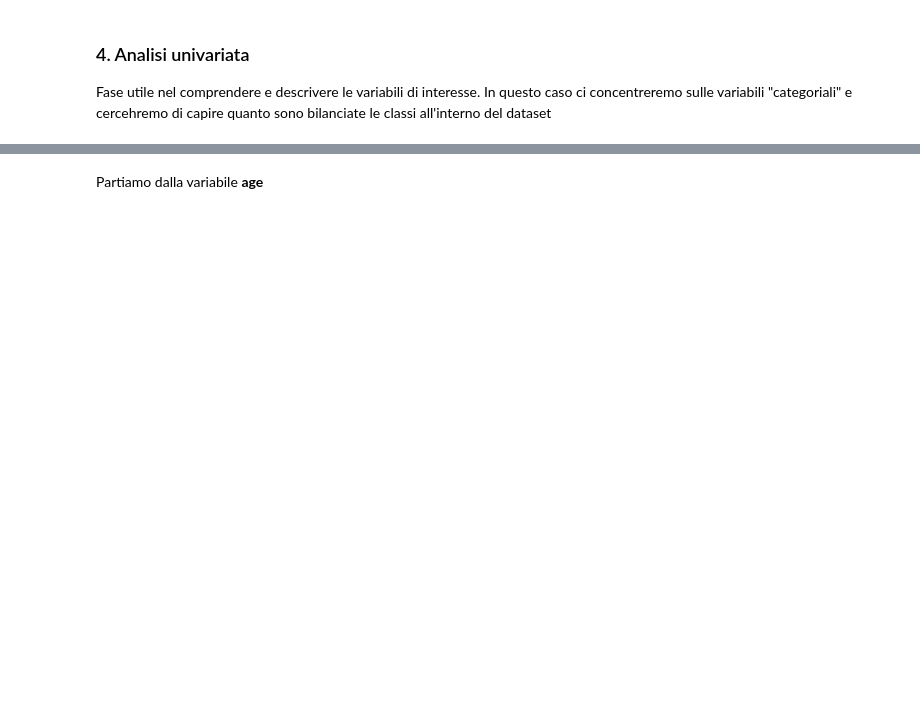
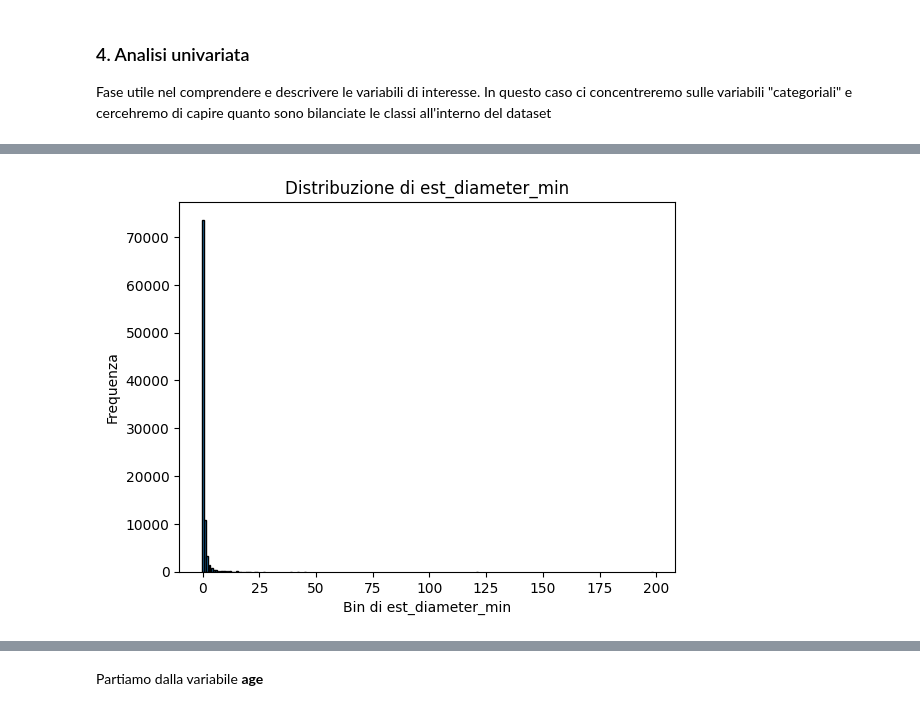
Before and after one commit to LolloMagicMagia/ML-Laboratory, a Jupyter notebook: Progetto.ipynb, the cells around one changed output, grey strips where cells are left out. Drawn from its saved outputs; the diff is of its cells as text; code cells hidden in the pictures; blank space fills up the shorter version.

Commit message:
Change graph

```diff
--- a/Progetto.ipynb
+++ b/Progetto.ipynb
@@ -152,0 +152,4 @@ Abbiamo 2 possibilità:
+# %%
+colonne_da_rimuovere=["id","name","sentry_object","orbiting_body"]
+df = df.drop(colonne_da_rimuovere, axis = 1)
+df
@@ -211,0 +187,22 @@ plt.show()
+# %%
+# Definisci i bin per la suddivisione di relative_velocity
+bins = np.linspace(df["est_diameter_min"].min(), df["est_diameter_min"].max(), 200)
+
+# Crea una colonna 'Bin' nel DataFrame basata sui bin
+df['Bin'] = pd.cut(df['est_diameter_min'], bins=bins, labels=False)
+
+# Conta la frequenza di ogni bin
+bin_counts = df['Bin'].value_counts(sort=False)
+
+# Creiamo il grafico a barre
+plt.bar(bin_counts.index, bin_counts.values, edgecolor='black')
+
+plt.title('Distribuzione di est_diameter_min')
+plt.xlabel('Bin di est_diameter_min')
+plt.ylabel('Frequenza')
+
+# Nascondi la legenda
+plt.legend().set_visible(False)
+
+plt.show()
+# %% [output]
@@ -211,0 +210 @@ plt.show()
+[figure, added]
```
Also changed, not shown: parts of 51 cells of this notebook.
